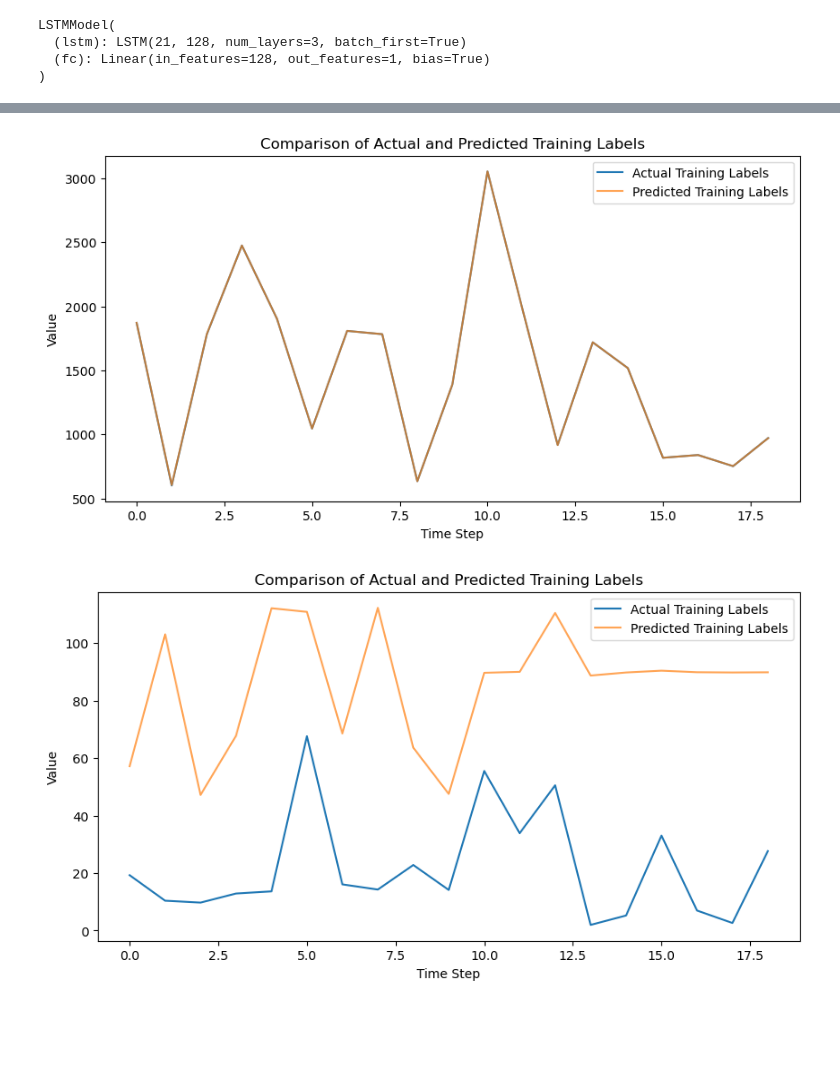
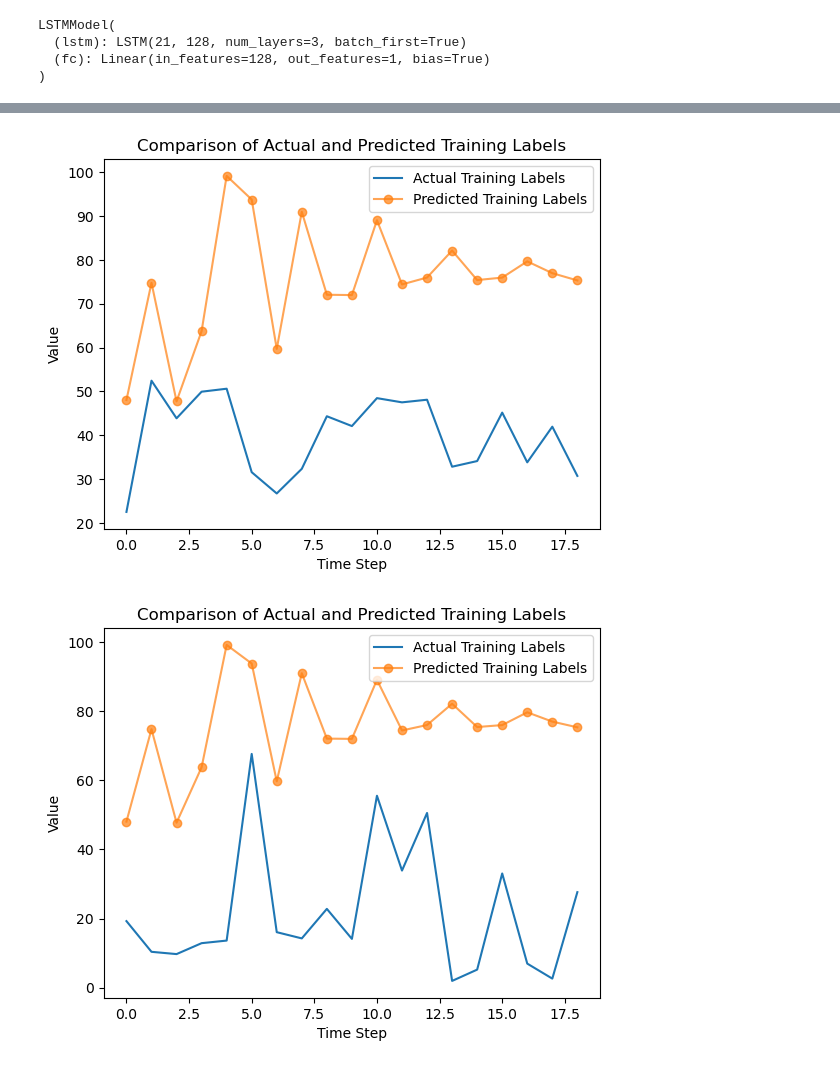
Before and after one commit to jiarui0000/COMS6998, a Jupyter notebook: sentiment_analysis/lstm_estimation.ipynb, the cells around one changed output, grey strips where cells are left out. Saved outputs shown, nothing was run; the diff lists cells and outputs as text; code cells hidden in the pictures; blank space fills up the shorter version.

Commit message:
train lstm on 9 companies

```diff
--- a/sentiment_analysis/lstm_estimation.ipynb
+++ b/sentiment_analysis/lstm_estimation.ipynb
@@ -41,7 +41,7 @@ from torch.utils.data import TensorDataset, DataLoader
 dfs = []
 labels = []
 pdf = pd.DataFrame()
-for company in ['AAPL', 'AMD', 'AMZN', 'ASML','CSCO']:
+for company in ['AAPL', 'AMD', 'AMZN', 'ASML','CSCO', 'GOOGL', 'INTC', 'MSFT', 'NVDA']:
     df_numerical = pd.read_csv('../dataset_transcript/EPS/'+company+'_EPS.csv')
     df_textural = pd.read_csv('../dataset_transcript/Transcripts/'+company+'_sentiment.csv')
     df_result = pd.read_csv('../dataset_transcript/Stock Values and Sector Index/'+company+'.csv')
@@ -68,7 +68,9 @@ for company in ['AAPL', 'AMD', 'AMZN', 'ASML','CSCO']:
     pdf=df_combined
     dfs.append(df_combined)
     labels.append(df_result['Close'])
-test_size = 1
+
+train_size = 6
+test_size = 3
 
 train_features = torch.cat([torch.tensor(df.values).float() for df in dfs[:-test_size]])  # Assuming dfs[:-test_size] would work this way
 train_labels = torch.cat([torch.tensor(label.values).float() for label in labels[:-test_size]])  # Similar handling for labels
@@ -76,10 +78,10 @@ train_labels = torch.cat([torch.tensor(label.values).float() for label in labels
 test_features = torch.cat([torch.tensor(df.values).float() for df in dfs[-test_size:]])  # Assuming dfs[:-test_size] would work this way
 test_labels = torch.cat([torch.tensor(label.values).float() for label in labels[-test_size:]])  # Similar handling for labels
 
-train_features = train_features.view(4, -1, 21)
-test_features = test_features.view(1, -1, 21)
-train_labels = train_labels.view(4, -1)
-test_labels = test_labels.view(1, -1)
+train_features = train_features.view(train_size, -1, 21)
+test_features = test_features.view(test_size, -1, 21)
+train_labels = train_labels.view(train_size, -1)
+test_labels = test_labels.view(test_size, -1)
 
 # Create TensorDataset
 train_dataset = TensorDataset(train_features, train_labels)
@@ -187,18 +189,17 @@ Epoch 10000, Average Loss: 98851.23436733056
 # %%
 for data, labels in train_loader:
     train_predictions = generate_predictions(data.view(-1, 21), lstm_model)
     # Convert train_labels to a list or a numpy array if it's a tensor
     train_labels_list = labels.squeeze().tolist()  # Adjust based on your actual format
 
     # Plot the actual and predicted values
-    plt.figure(figsize=(10, 5))
     plt.plot(train_labels_list, label='Actual Training Labels')
-    plt.plot(train_predictions, label='Predicted Training Labels', alpha=0.7)
+    plt.plot(train_predictions, marker='o', label='Predicted Training Labels', alpha=0.7)
     plt.title('Comparison of Actual and Predicted Training Labels')
     plt.xlabel('Time Step')
     plt.ylabel('Value')
     plt.legend()
     plt.show()
 # %% [output]
-[figure, old version]
+[figure, new version]
-[figure, old version]
+[figure, new version]
```
Also changed, not shown: parts of 5 cells of this notebook, 4 other files.
